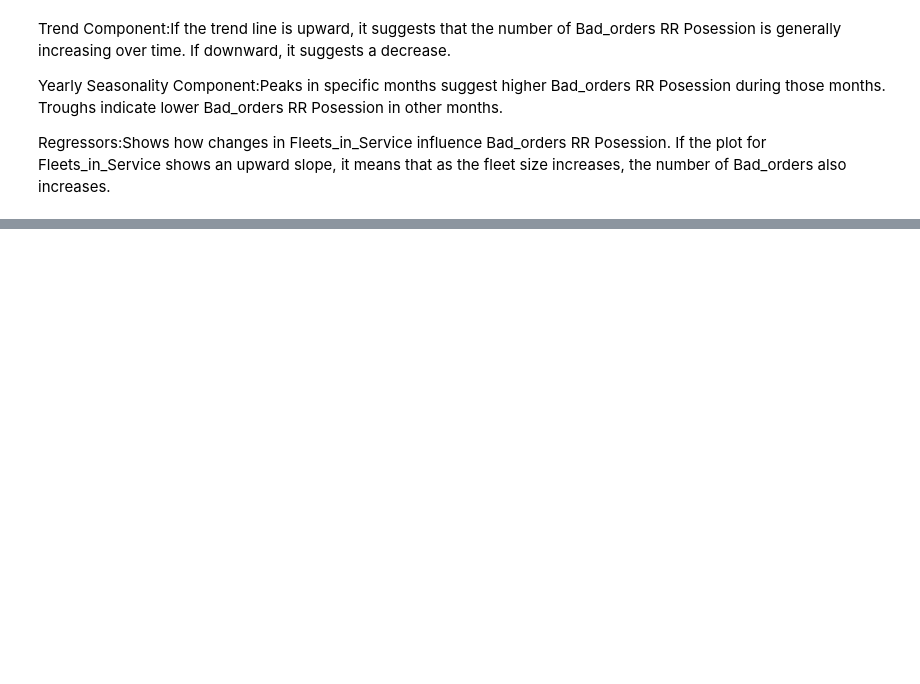
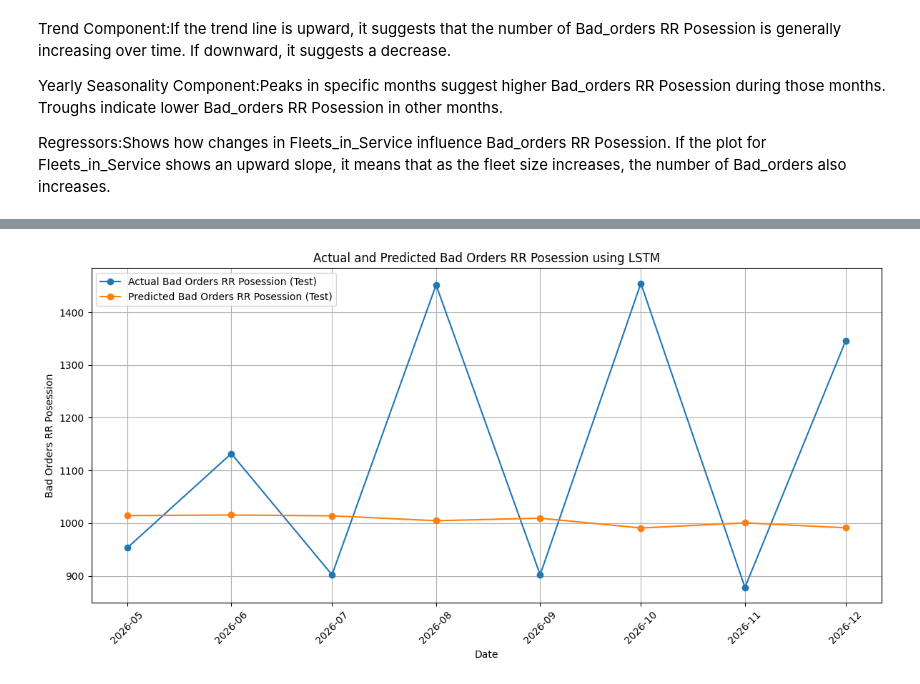
Before and after one commit to gjeromekavi/Functions, a Jupyter notebook: Prophet_train_test_RR.ipynb, the cells around one changed output, grey strips where cells are left out. Drawn from its saved outputs; the diff is of its cells as text; code cells hidden in the pictures; blank space fills up the shorter version.

```diff
--- a/Prophet_train_test_RR.ipynb
+++ b/Prophet_train_test_RR.ipynb
@@ -182,0 +1163,72 @@ If the plot for Fleets_in_Service shows an upward slope, it means that as the fl
+# %%
+import pandas as pd
+import numpy as np
+import matplotlib.pyplot as plt
+from sklearn.metrics import mean_absolute_error, mean_squared_error
+from sklearn.preprocessing import MinMaxScaler
+from keras.models import Sequential
+from keras.layers import LSTM, Dense
+
+# Load and prepare the data
+data = pd.read_excel("TTX.xlsx")
+data['Date'] = pd.to_datetime(data['Date'])
+data.rename(columns={'Date': 'ds', 'Bad_orders_RR': 'y', 'Fleets_in_Service': 'Fleets_in_Service'}, inplace=True)
+data['month'] = data['ds'].dt.month
+
+# Feature scaling
+scaler = MinMaxScaler(feature_range=(0, 1))
+scaled_data = scaler.fit_transform(data[['y', 'Fleets_in_Service', 'month']])
+
+# Create sequences
+def create_sequences(data, seq_length):
+    xs, ys = [], []
+    for i in range(len(data) - seq_length):
+        x = data[i:i+seq_length]
+        y = data[i+seq_length, 0]  # Target variable is 'y'
+        xs.append(x)
+        ys.append(y)
+    return np.array(xs), np.array(ys)
+
+SEQ_LENGTH = 12  # Number of previous time steps to use as input features
+X, y = create_sequences(scaled_data, SEQ_LENGTH)
+
+# Split the data into training and testing sets
+TRAIN_SPLIT = int(len(X) * 0.8)
+X_train, X_test = X[:TRAIN_SPLIT], X[TRAIN_SPLIT:]
+y_train, y_test = y[:TRAIN_SPLIT], y[TRAIN_SPLIT:]
+
+# Build the LSTM model
+model = Sequential()
+model.add(LSTM(50, activation='relu', input_shape=(SEQ_LENGTH, X.shape[2])))
+model.add(Dense(1))
+model.compile(optimizer='adam', loss='mse')
+
+# Train the model
+history = model.fit(X_train, y_train, epochs=50, batch_size=32, validation_split=0.2, shuffle=False)
+
+# Make predictions
+y_pred = model.predict(X_test)
+y_pred = scaler.inverse_transform(np.hstack((y_pred, np.zeros((y_pred.shape[0], 2)))))[:, 0]  # Inverse scaling
+
+# Evaluate the model
+y_test_actual = scaler.inverse_transform(np.hstack((y_test.reshape(-1, 1), np.zeros((y_test.shape[0], 2)))))[:, 0]
+mae = mean_absolute_error(y_test_actual, y_pred)
+mse = mean_squared_error(y_test_actual, y_pred)
+rmse = np.sqrt(mse)
+print(f'MAE: {mae}')
+print(f'MSE: {mse}')
+print(f'RMSE: {rmse}')
+
+# Plot the forecasts
+plt.figure(figsize=(12, 6))
+plt.plot(data['ds'][-len(y_test_actual):], y_test_actual, marker='o', linestyle='-', label='Actual Bad Orders RR Posession (Test)')
+plt.plot(data['ds'][-len(y_pred):], y_pred, marker='o', linestyle='-', label='Predicted Bad Orders RR Posession (Test)')
+plt.xlabel('Date')
+plt.ylabel('Bad Orders RR Posession')
+plt.title('Actual and Predicted Bad Orders RR Posession using LSTM')
+plt.legend()
+plt.grid(True)
+plt.xticks(rotation=45)
+plt.tight_layout()
+plt.show()
+# %% [output]
@@ -182,0 +1252 @@ If the plot for Fleets_in_Service shows an upward slope, it means that as the fl
+[figure, added]
```
Also changed, not shown: parts of 35 cells of this notebook, 4 other files.
